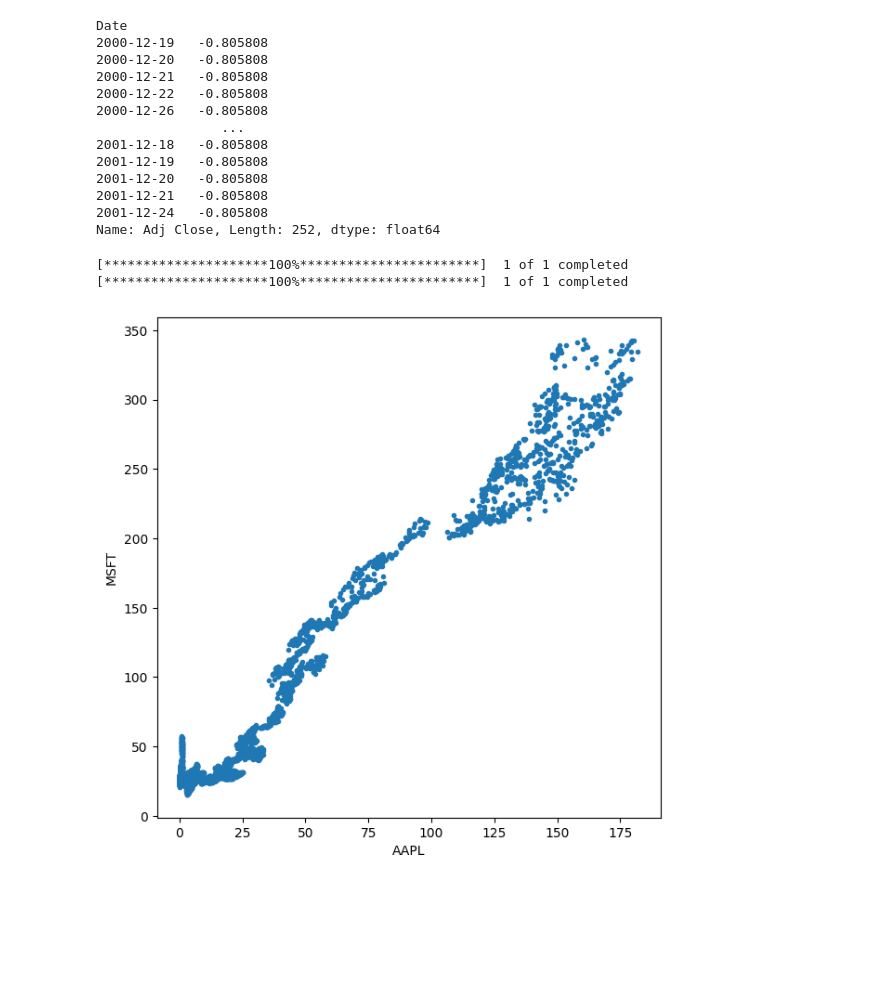
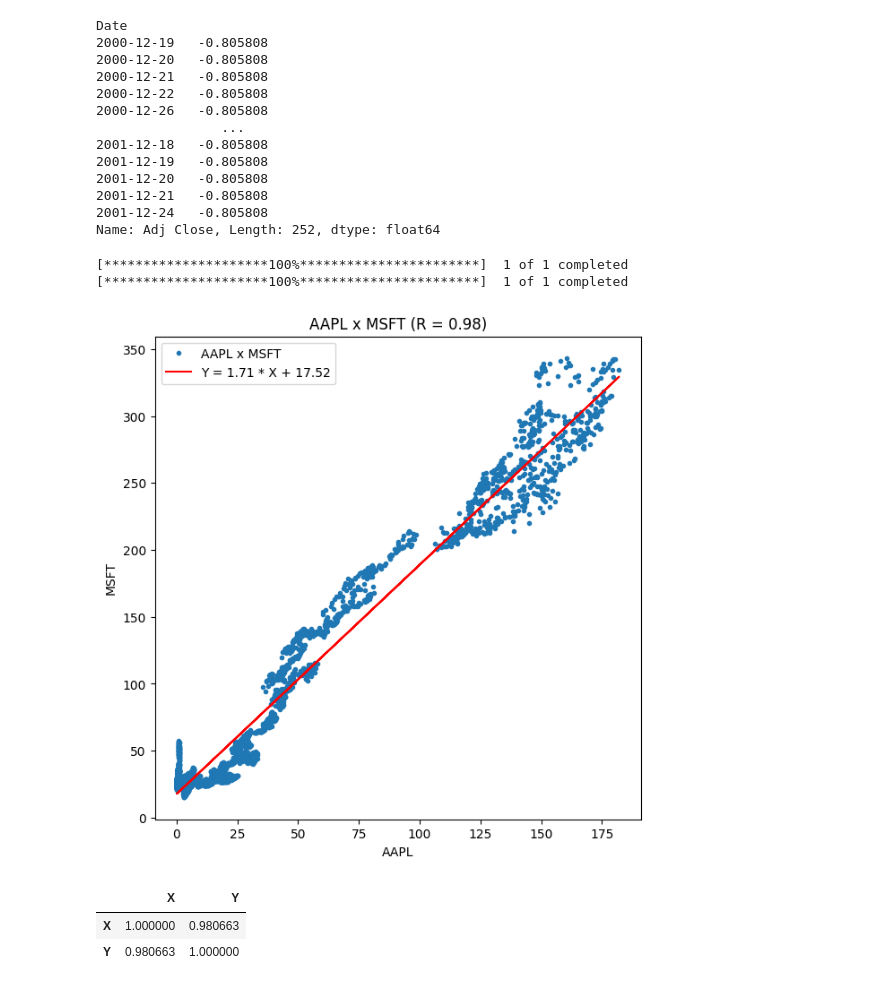
Before and after one commit to taewan2002/stock, a Jupyter notebook: Analysis.ipynb, the cells around one changed output. Saved outputs shown, nothing was run; the diff lists cells and outputs as text; code cells hidden in the pictures; blank space fills up the shorter version.

```diff
--- a/Analysis.ipynb
+++ b/Analysis.ipynb
@@ -68,28 +68,38 @@ Date
 2001-12-24   -0.805808
 Name: Adj Close, Length: 252, dtype: float64
 # %%
-# scatter plot 산점도 분석
-# 점의 분포가 y=x인 직선 형태에 가까울수록 직접적인 관계가 있다.
 import pandas as pd
 from pandas_datareader import data as pdr
 import yfinance as yf
+from scipy import stats
+import matplotlib.pylab as plt
 yf.pdr_override()
 
 AAPL = pdr.get_data_yahoo("AAPL","2000-01-04")
 MSFT = pdr.get_data_yahoo("MSFT","2000-01-04")
-df = pd.DataFrame({"AAPL": AAPL["Close"], "MSFT": MSFT["Close"]})
-df = df.fillna(method="bfill") # NaN 데이터를 삭제한다
-df = df.fillna(method="ffill") # NaN 데이터를 삭제한다
 
-import matplotlib.pyplot as plt
+df = pd.DataFrame({"X": AAPL["Close"], "Y": MSFT["Close"]})
+df = df.fillna(method="bfill")
+df = df.fillna(method="ffill")
+
+regr = stats.linregress(df.X, df.Y)
+regr_line = f'Y = {regr.slope:.2f} * X + {regr.intercept:.2f}'
+
 plt.figure(figsize=(7,7))
-plt.scatter(df['AAPL'], df['MSFT'], marker='.')
+plt.plot(df.X, df.Y, ".")
+plt.plot(df.X, regr.slope * df.X + regr.intercept, 'r')
+plt.legend(["AAPL x MSFT", regr_line])
+plt.title(f"AAPL x MSFT (R = {regr.rvalue:.2f})")
 plt.xlabel("AAPL")
 plt.ylabel("MSFT")
 plt.show()
 
-# 매우 높은 상관관계를 가지는 그래프를 볼 수 있다.
+# AAPL과 MSFT의 상관계수가 0.98로 매우 높은 것을 볼 수 있다.
+df.corr()
 # %% [output]
 [*********************100%***********************]  1 of 1 completed
 [*********************100%***********************]  1 of 1 completed
-[figure, old version]
+[figure, new version]
+|  | X | Y |
+| X | 1.000000 | 0.980663 |
+| Y | 0.980663 | 1.000000 |
```
Also changed, not shown: parts of 3 cells of this notebook.
